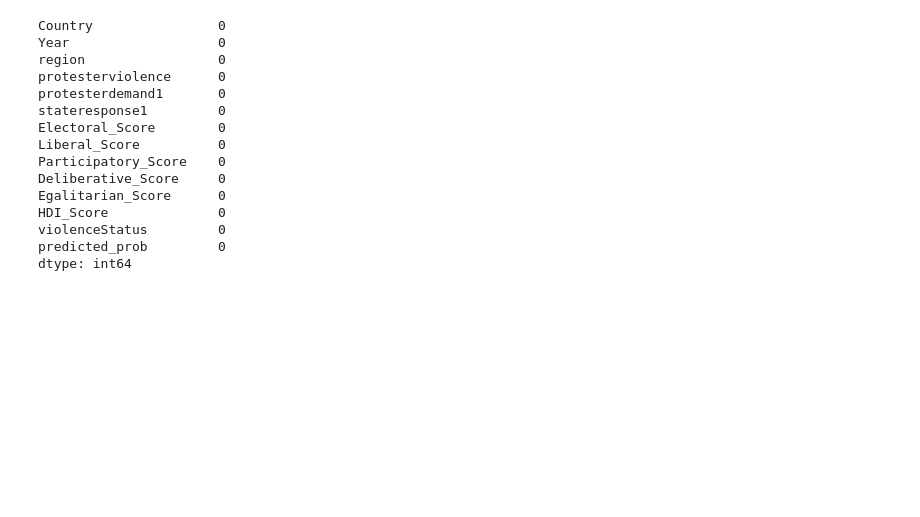
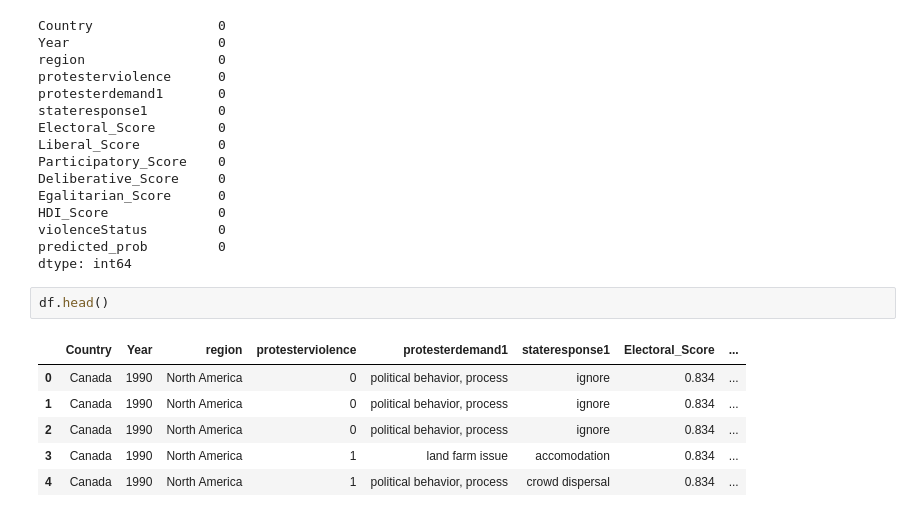
Before and after one commit to crissyro/kaggle_projects, a Jupyter notebook: notebooks/global_protests.ipynb, the cells around one changed output. Cells and saved outputs as stored; diff of their text form; blank space fills up the shorter version.

```diff
--- a/notebooks/global_protests.ipynb
+++ b/notebooks/global_protests.ipynb
@@ -212,3 +209,12 @@ HDI_Score              0
 violenceStatus         0
 predicted_prob         0
 dtype: int64
+# %%
+df.head()
+# %% [output]
+|  | Country | Year | region | protesterviolence | protesterdemand1 | stateresponse1 | Electoral_Score | ... |
+| 0 | Canada | 1990 | North America | 0 | political behavior, process | ignore | 0.834 | ... |
+| 1 | Canada | 1990 | North America | 0 | political behavior, process | ignore | 0.834 | ... |
+| 2 | Canada | 1990 | North America | 0 | political behavior, process | ignore | 0.834 | ... |
+| 3 | Canada | 1990 | North America | 1 | land farm issue | accomodation | 0.834 | ... |
+| 4 | Canada | 1990 | North America | 1 | political behavior, process | crowd dispersal | 0.834 | ... |
```
Also changed, not shown: parts of 7 cells of this notebook.
